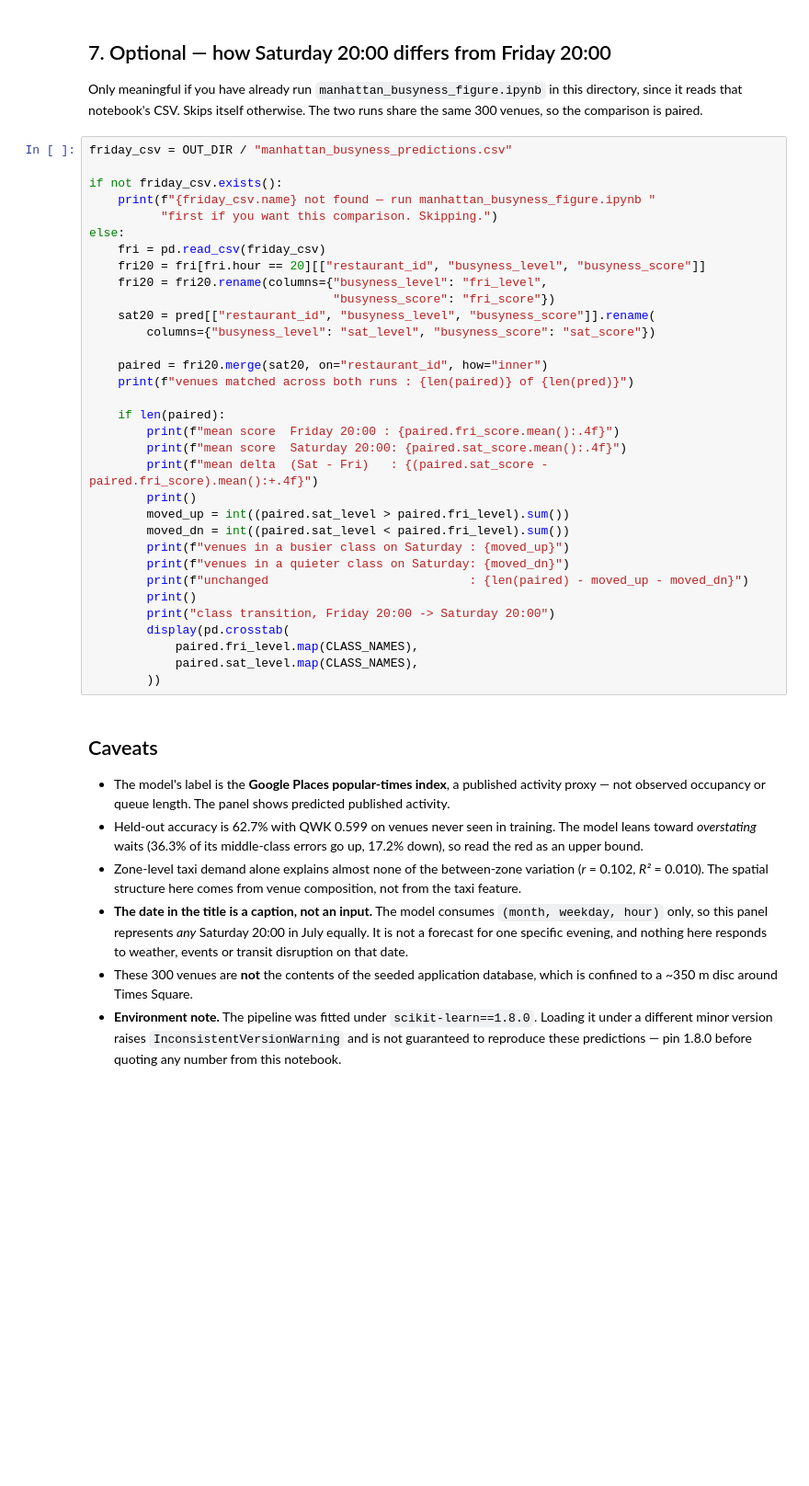
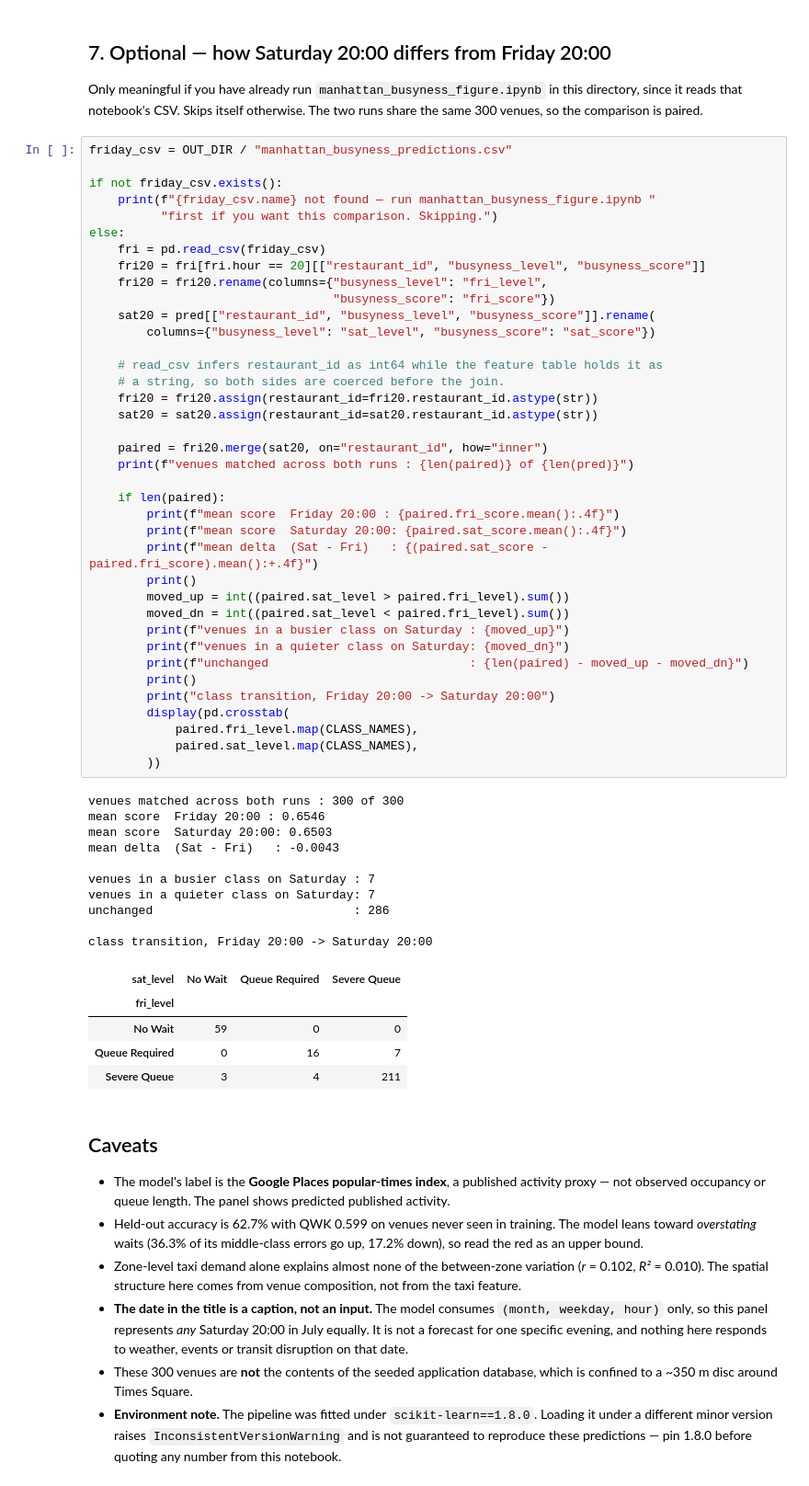
Before and after one commit to chukwuemekanwoke-jpg/comp47360-team2, a Jupyter notebook: ml-pipeline/notebooks/manhattan_busyness_figure_saturday_2000.ipynb, the cells around one changed output. Shown at 92% size. Saved outputs shown, nothing was run; the diff lists cells and outputs as text; blank space fills up the shorter version.

```diff
--- a/ml-pipeline/notebooks/manhattan_busyness_figure_saturday_2000.ipynb
+++ b/ml-pipeline/notebooks/manhattan_busyness_figure_saturday_2000.ipynb
@@ -425,33 +489,54 @@ friday_csv = OUT_DIR / "manhattan_busyness_predictions.csv"
 if not friday_csv.exists():
     print(f"{friday_csv.name} not found — run manhattan_busyness_figure.ipynb "
           "first if you want this comparison. Skipping.")
 else:
     fri = pd.read_csv(friday_csv)
     fri20 = fri[fri.hour == 20][["restaurant_id", "busyness_level", "busyness_score"]]
     fri20 = fri20.rename(columns={"busyness_level": "fri_level",
                                   "busyness_score": "fri_score"})
     sat20 = pred[["restaurant_id", "busyness_level", "busyness_score"]].rename(
         columns={"busyness_level": "sat_level", "busyness_score": "sat_score"})
+
+    # read_csv infers restaurant_id as int64 while the feature table holds it as
+    # a string, so both sides are coerced before the join.
+    fri20 = fri20.assign(restaurant_id=fri20.restaurant_id.astype(str))
+    sat20 = sat20.assign(restaurant_id=sat20.restaurant_id.astype(str))
 
     paired = fri20.merge(sat20, on="restaurant_id", how="inner")
     print(f"venues matched across both runs : {len(paired)} of {len(pred)}")
 
     if len(paired):
         print(f"mean score  Friday 20:00 : {paired.fri_score.mean():.4f}")
         print(f"mean score  Saturday 20:00: {paired.sat_score.mean():.4f}")
         print(f"mean delta  (Sat - Fri)   : {(paired.sat_score - paired.fri_score).mean():+.4f}")
         print()
         moved_up = int((paired.sat_level > paired.fri_level).sum())
         moved_dn = int((paired.sat_level < paired.fri_level).sum())
         print(f"venues in a busier class on Saturday : {moved_up}")
         print(f"venues in a quieter class on Saturday: {moved_dn}")
         print(f"unchanged                            : {len(paired) - moved_up - moved_dn}")
         print()
         print("class transition, Friday 20:00 -> Saturday 20:00")
         display(pd.crosstab(
             paired.fri_level.map(CLASS_NAMES),
             paired.sat_level.map(CLASS_NAMES),
         ))
+# %% [output]
+venues matched across both runs : 300 of 300
+mean score  Friday 20:00 : 0.6546
+mean score  Saturday 20:00: 0.6503
+mean delta  (Sat - Fri)   : -0.0043
+
+venues in a busier class on Saturday : 7
+venues in a quieter class on Saturday: 7
+unchanged                            : 286
+
+class transition, Friday 20:00 -> Saturday 20:00
+| sat_level | No Wait | Queue Required | Severe Queue |
+| fri_level |  |  |  |
+| No Wait | 59 | 0 | 0 |
+| Queue Required | 0 | 16 | 7 |
+| Severe Queue | 3 | 4 | 211 |
 # %% [markdown]
 ## Caveats
 
```
Also changed, not shown: parts of 8 cells of this notebook, 2 other files.
